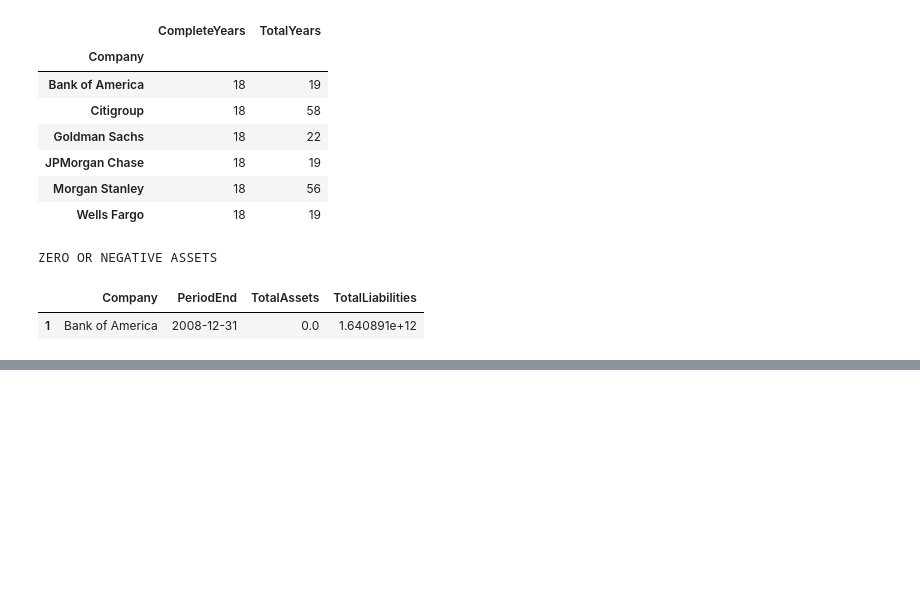
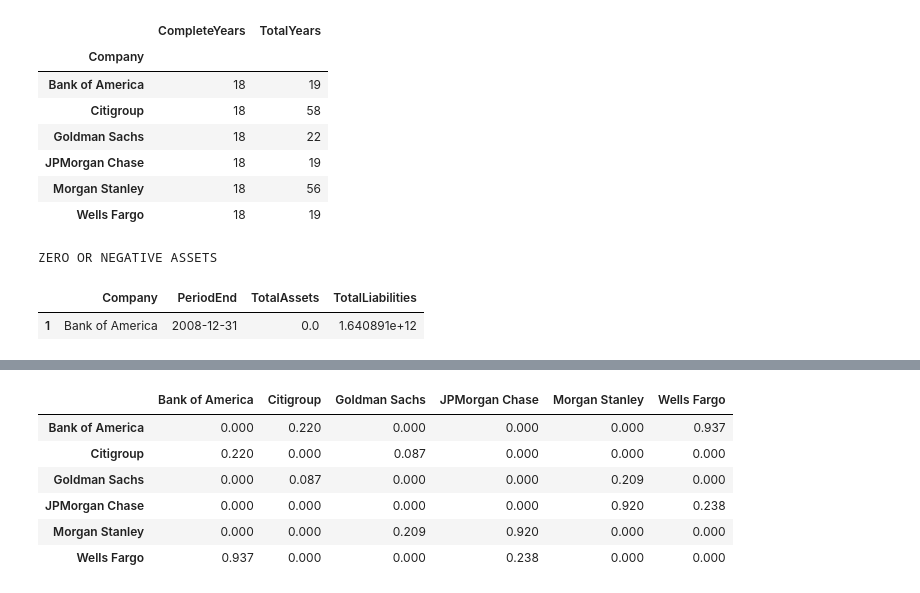
Before and after one commit to anjali1947v-bit/AIML_Project_grp28, a Jupyter notebook: dataset1.ipynb, the cells around one changed output, grey strips where cells are left out. Saved outputs shown, nothing was run; the diff lists cells and outputs as text; code cells hidden in the pictures; blank space fills up the shorter version.

```diff
--- a/dataset1.ipynb
+++ b/dataset1.ipynb
@@ -750,0 +822,87 @@ Saved: sec_financial_analysis_dataset.csv
+# %%
+import pandas as pd
+import numpy as np
+from sklearn.preprocessing import StandardScaler
+from sklearn.metrics.pairwise import cosine_similarity
+
+# Load the financial dataset
+df = pd.read_csv("sec_financial_analysis_dataset.csv")
+
+# Select the latest available record for each bank
+df["PeriodEnd"] = pd.to_datetime(df["PeriodEnd"])
+latest = (
+    df.sort_values("PeriodEnd")
+      .groupby("Company", as_index=False)
+      .tail(1)
+      .sort_values("Company")
+      .reset_index(drop=True)
+)
+
+# Select financial features for graph construction
+features = [
+    "LiabilitiesToAssets",
+    "NetIncomeToAssets"
+]
+
+X = latest[features].values
+
+# Standardize the financial features
+scaler = StandardScaler()
+X_scaled = scaler.fit_transform(X)
+
+# Calculate similarity between bank financial profiles
+similarity = cosine_similarity(X_scaled)
+
+# Create a weighted adjacency matrix using the 2 strongest
+# positive-similarity connections per bank
+n = len(latest)
+adjacency = np.zeros((n, n))
+np.fill_diagonal(similarity, 0)
+
+for i in range(n):
+    positive = np.where(similarity[i] > 0)[0]
+    strongest = positive[
+        np.argsort(similarity[i, positive])[-2:]
+    ]
+    adjacency[i, strongest] = similarity[i, strongest]
+
+# Make the graph undirected
+adjacency = np.maximum(adjacency, adjacency.T)
+
+bank_names = latest["Company"].tolist()
+
+adjacency_df = pd.DataFrame(
+    adjacency,
+    index=bank_names,
+    columns=bank_names
+)
+
+print("Banks in the graph:")
+print(bank_names)
+
+print("\nWeighted adjacency matrix:")
+display(adjacency_df.round(3))
+
+# Save the graph files
+adjacency_df.to_csv("bank_adjacency_matrix.csv")
+
+edges = []
+for i in range(n):
+    for j in range(i + 1, n):
+        if adjacency[i, j] > 0:
+            edges.append({
+                "Source": bank_names[i],
+                "Target": bank_names[j],
+                "Weight": adjacency[i, j]
+            })
+
+edges_df = pd.DataFrame(edges)
+edges_df.to_csv("bank_similarity_edges.csv", index=False)
+
+print("\nNumber of banks:", n)
+print("Number of undirected edges:", len(edges_df))
+display(edges_df.round(3))
+
+print("Saved bank_adjacency_matrix.csv")
+print("Saved bank_similarity_edges.csv")
+# %% [output]
@@ -750,0 +913,7 @@ Saved: sec_financial_analysis_dataset.csv
+|  | Bank of America | Citigroup | Goldman Sachs | JPMorgan Chase | Morgan Stanley | Wells Fargo |
+| Bank of America | 0.000 | 0.220 | 0.000 | 0.000 | 0.000 | 0.937 |
+| Citigroup | 0.220 | 0.000 | 0.087 | 0.000 | 0.000 | 0.000 |
+| Goldman Sachs | 0.000 | 0.087 | 0.000 | 0.000 | 0.209 | 0.000 |
+| JPMorgan Chase | 0.000 | 0.000 | 0.000 | 0.000 | 0.920 | 0.238 |
+| Morgan Stanley | 0.000 | 0.000 | 0.209 | 0.920 | 0.000 | 0.000 |
+| Wells Fargo | 0.937 | 0.000 | 0.000 | 0.238 | 0.000 | 0.000 |
```
Also changed, not shown: parts of 10 cells of this notebook.
